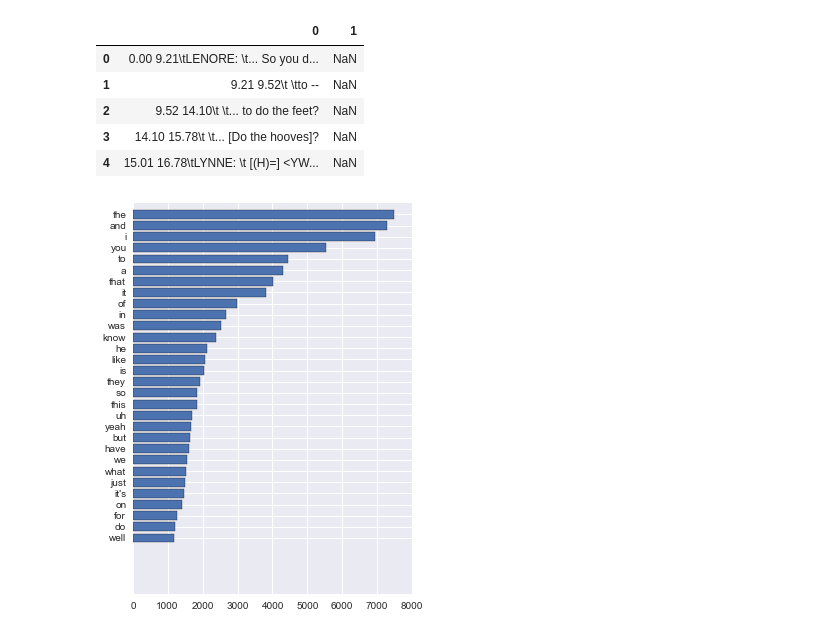
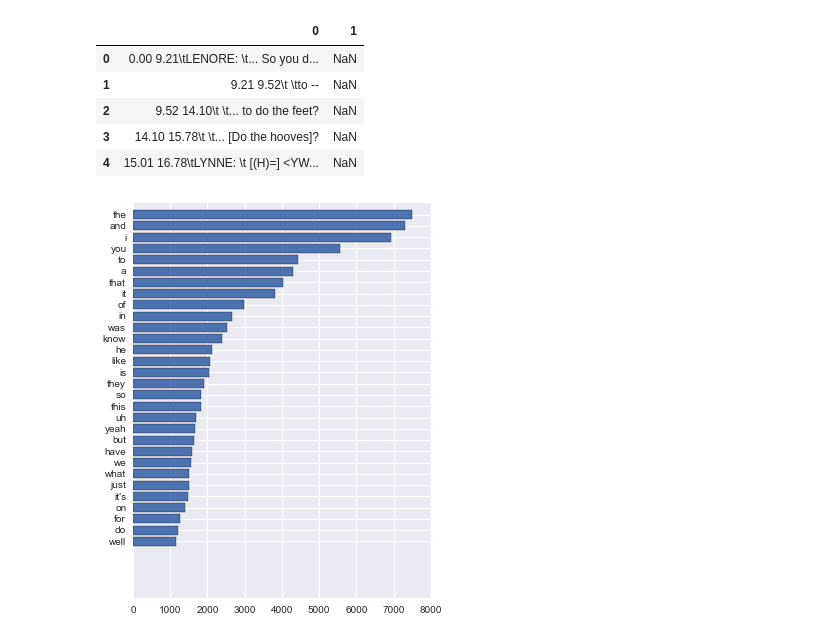
Before and after one commit to lfjover/spoken_english, a Jupyter notebook: spoken_english.ipynb, the cells around one changed output. Cells and saved outputs as stored; diff of their text form; code cells hidden in the pictures.

Commit message:
image file

```diff
--- a/spoken_english.ipynb
+++ b/spoken_english.ipynb
@@ -77,7 +77,6 @@ bigram_dict = Counter(get_list_of_bigrams(chat1.clean_speech))
 file_names = os.listdir('data/transcripts')
 for file_name in file_names[1:] :
     chat = process_chat('data/transcripts/'+file_name)
-    words = words + get_list_of_words(chat.clean_speech)
     word_dict.update(get_list_of_words(chat.clean_speech))
     bigram_dict.update(get_list_of_bigrams(chat.clean_speech))
 # %%
@@ -96,8 +95,10 @@ for bigram_and_count in bigram_dict.most_common(20):
 # %%
 X = np.arange(len(mc_words))
 h_bar = plt.barh(X, mc_counts[-1::-1], align='center')
 plt.yticks(X, mc_words[-1::-1]);
-plt.rcParams["figure.figsize"] = [5,7]
+plt.rcParams["figure.figsize"] = [5,6]
+plt.tight_layout()
+plt.savefig('common_words.png')
 # %% [output]
-[figure, old version]
+[figure, new version]
 # %%
```
Also changed, not shown: parts of 1 cell of this notebook, 2 other files.
